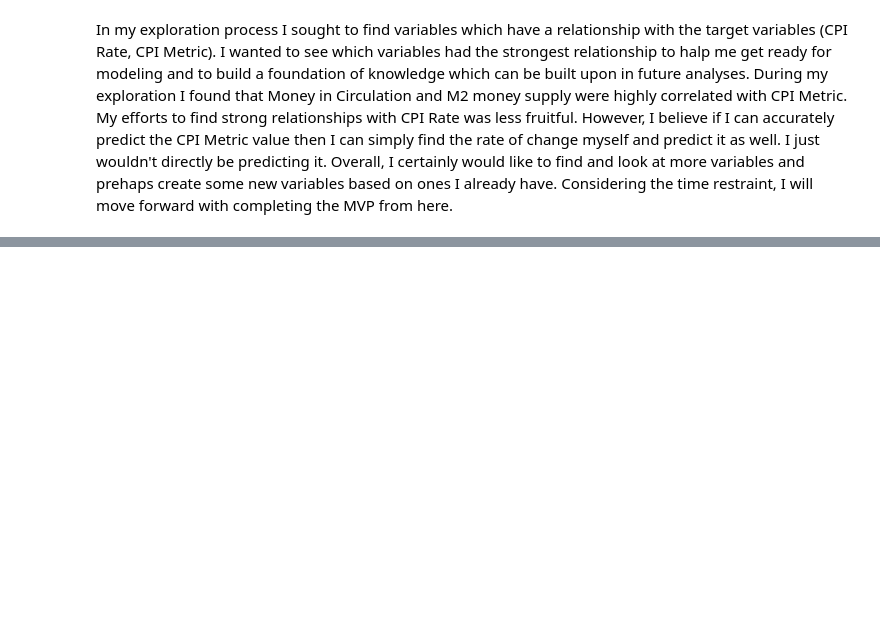
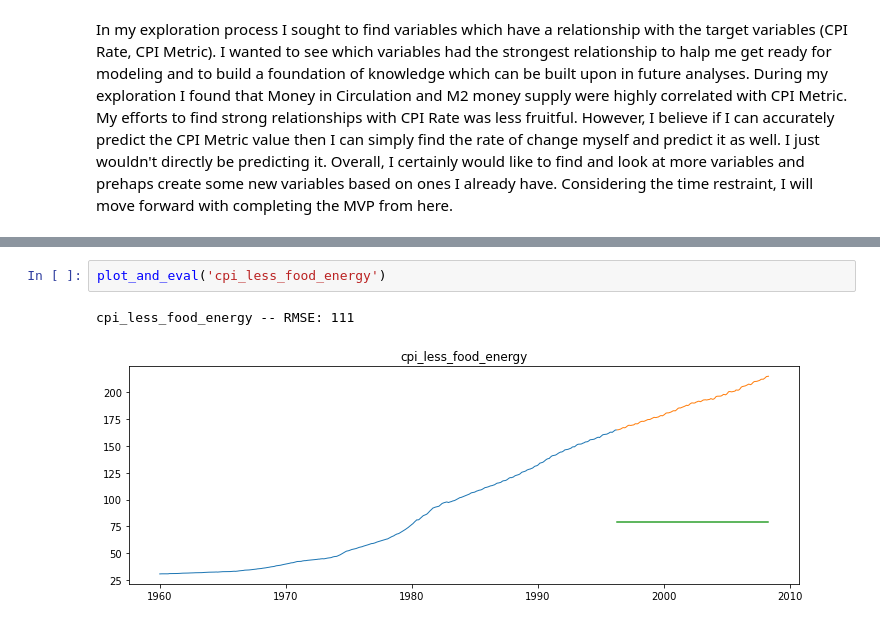
Before and after one commit to JeremyLagunas/individual_project_inflation, a Jupyter notebook: individual_project_working_notebook.ipynb, the cells around one changed output, grey strips where cells are left out. Saved outputs shown, nothing was run; the diff lists cells and outputs as text; blank space fills up the shorter version.

```diff
--- a/individual_project_working_notebook.ipynb
+++ b/individual_project_working_notebook.ipynb
@@ -612,0 +728,5 @@ In my exploration process I sought to find variables which have a relationship w
+# %%
+plot_and_eval('cpi_less_food_energy')
+# %% [output]
+cpi_less_food_energy -- RMSE: 111
+[figure, added]
```
Also changed, not shown: parts of 40 cells of this notebook.
